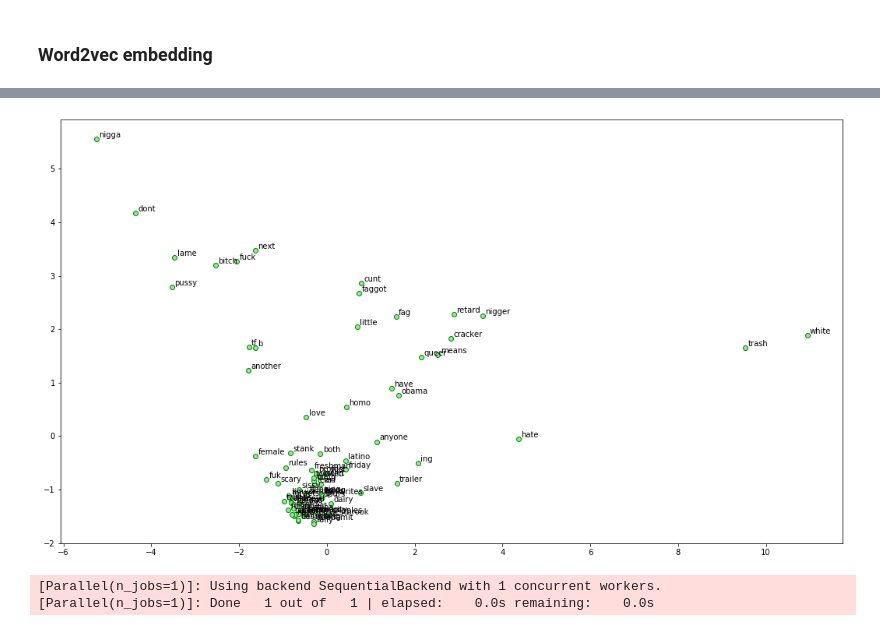
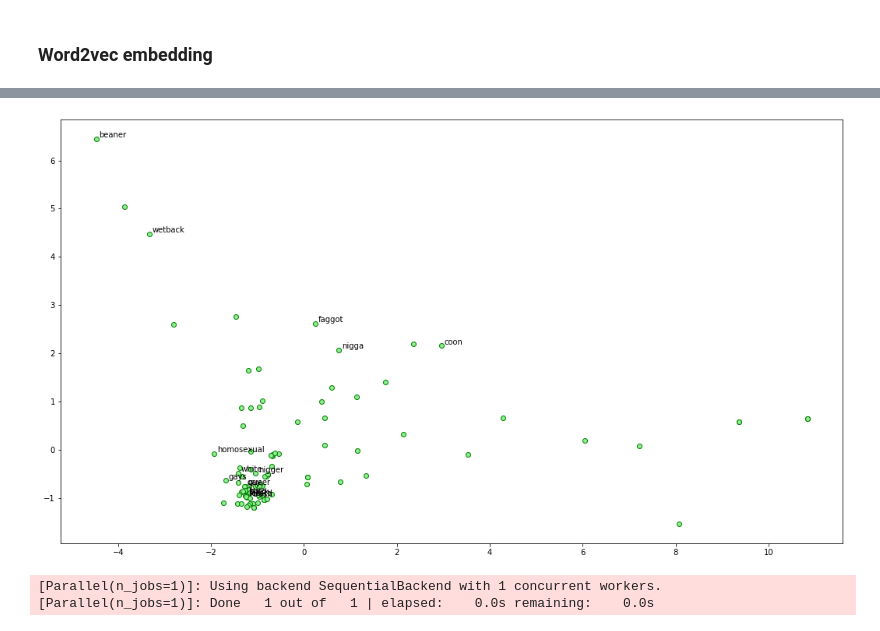
Before and after one commit to sheensta/twitter_hate_speech, a Jupyter notebook: notebooks/Week2_Features_Sean.ipynb, the cells around one changed output, grey strips where cells are left out. Drawn from its saved outputs; the diff is of its cells as text; code cells hidden in the pictures.

```diff
--- a/notebooks/Week2_Features_Sean.ipynb
+++ b/notebooks/Week2_Features_Sean.ipynb
@@ -281,6 +281,6 @@ w2v_model = word2vec.Word2Vec(tokenized_corpus, size=feature_size,
 
 # view similar words based on gensim's model
 similar_words = {search_term: [item[0] for item in w2v_model.wv.most_similar([search_term], topn=5)]
-                  for search_term in ['hate','love','nigger','faggot','bitch','pussy','cracker','nigga','homo','cunt','fuck','trash','queer']}
+                  for search_term in ['faggot', 'nigger', 'nigga','white','queer','gay','coon','kill', 'hate','trash','black','retard','beaner','wetback','homosexual', 'gays']}
 similar_words
 # %% [output]
@@ -339,20 +342,20 @@ pd.DataFrame(w2v_feature_array)
 # %%
 from sklearn.decomposition import PCA
 
 words = sum([[k] + v for k, v in similar_words.items()], [])
 wvs = w2v_model.wv[words]
 
 pca = PCA(n_components=2)
 np.set_printoptions(suppress=True)
 P = pca.fit_transform(wvs)
-labels = words
+labels = ['faggot', 'nigger', 'nigga','white','queer','gay','coon','kill', 'hate','trash','black','retard','beaner','wetback','homosexual', 'gays']
 
 plt.figure(figsize=(18, 10))
 plt.scatter(P[:, 0], P[:, 1], c='lightgreen', edgecolors='g')
 for label, x, y in zip(labels, P[:, 0], P[:, 1]):
     plt.annotate(label, xy=(x+0.06, y+0.03), xytext=(0, 0), textcoords='offset points')
 # %% [output]
-[figure, old version]
+[figure, new version]
 # %%
 X_w2v = pd.DataFrame(w2v_feature_array)
 y = df['class'].astype(int)
```
Also changed, not shown: parts of 19 cells of this notebook, 4 other files.
